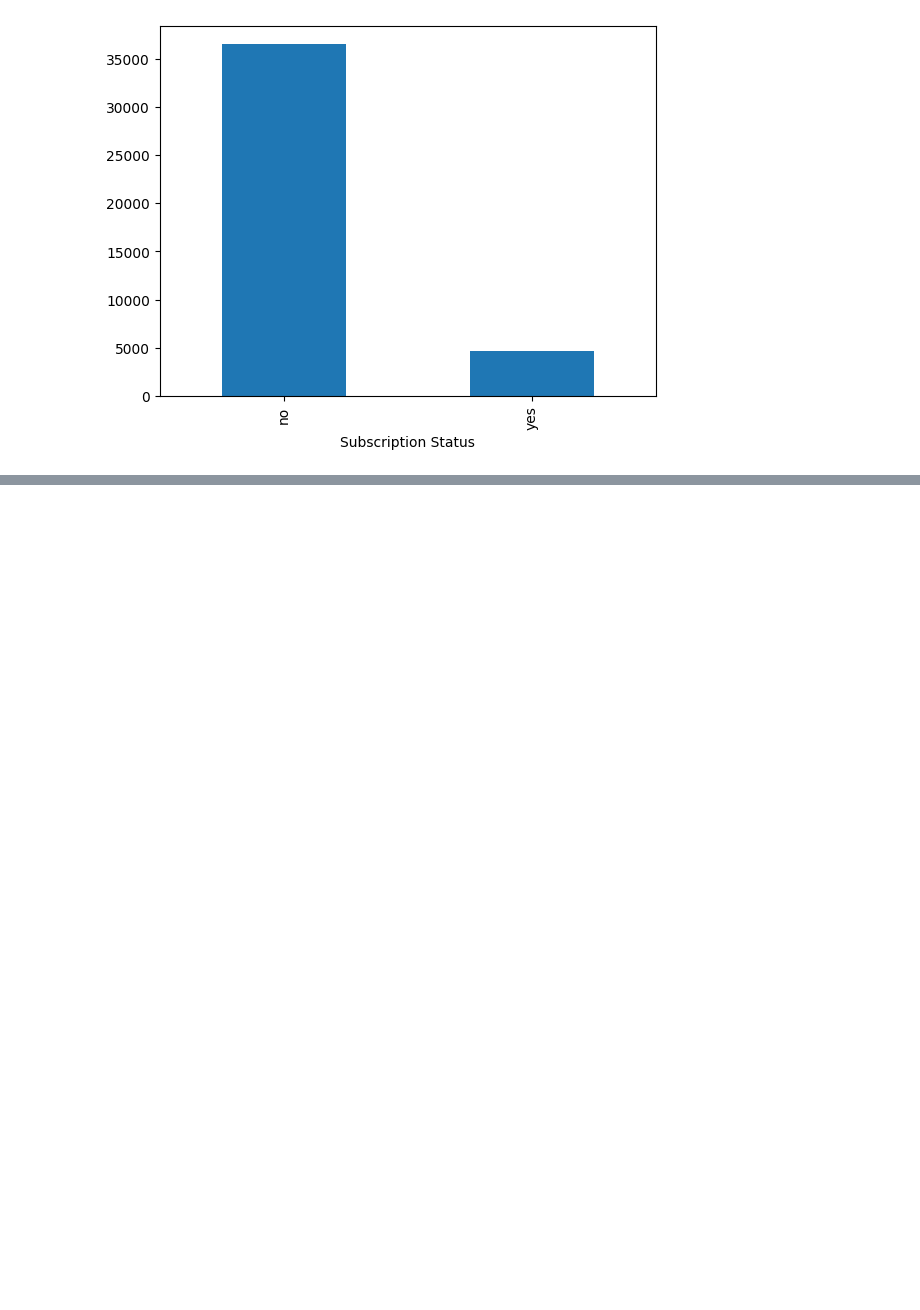
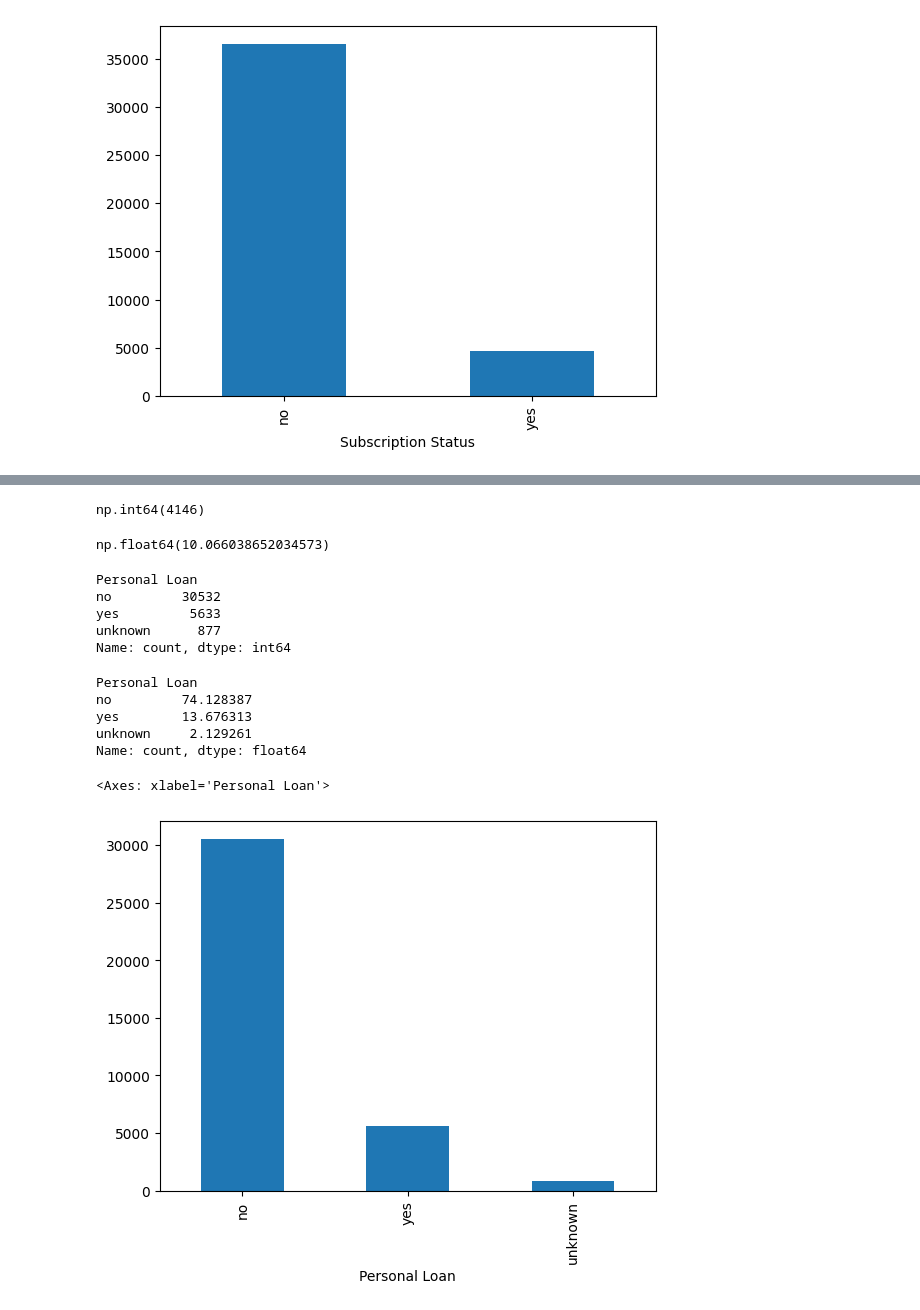
Before and after one commit to srishti06m-cmyk/EGT309_PROJ1, a Jupyter notebook: eda.ipynb, the cells around one changed output, grey strips where cells are left out. Cells and saved outputs as stored; diff of their text form; code cells hidden in the pictures; blank space fills up the shorter version.

```diff
--- a/eda.ipynb
+++ b/eda.ipynb
@@ -141,0 +370,21 @@ Name: count, dtype: float64
+# %%
+display(df["Personal Loan"].isna().sum())
+display(df["Personal Loan"].isna().sum()/df.shape[0]*100)
+display(df["Personal Loan"].value_counts())
+display(df["Personal Loan"].value_counts()/df.shape[0]*100)
+display(df["Personal Loan"].value_counts().plot(kind='bar'))
+# %% [output]
+np.int64(4146)
+np.float64(10.066038652034573)
+Personal Loan
+no         30532
+yes         5633
+unknown      877
+Name: count, dtype: int64
+Personal Loan
+no         74.128387
+yes        13.676313
+unknown     2.129261
+Name: count, dtype: float64
+<Axes: xlabel='Personal Loan'>
+[figure, added]
```
Also changed, not shown: parts of 34 cells of this notebook.
